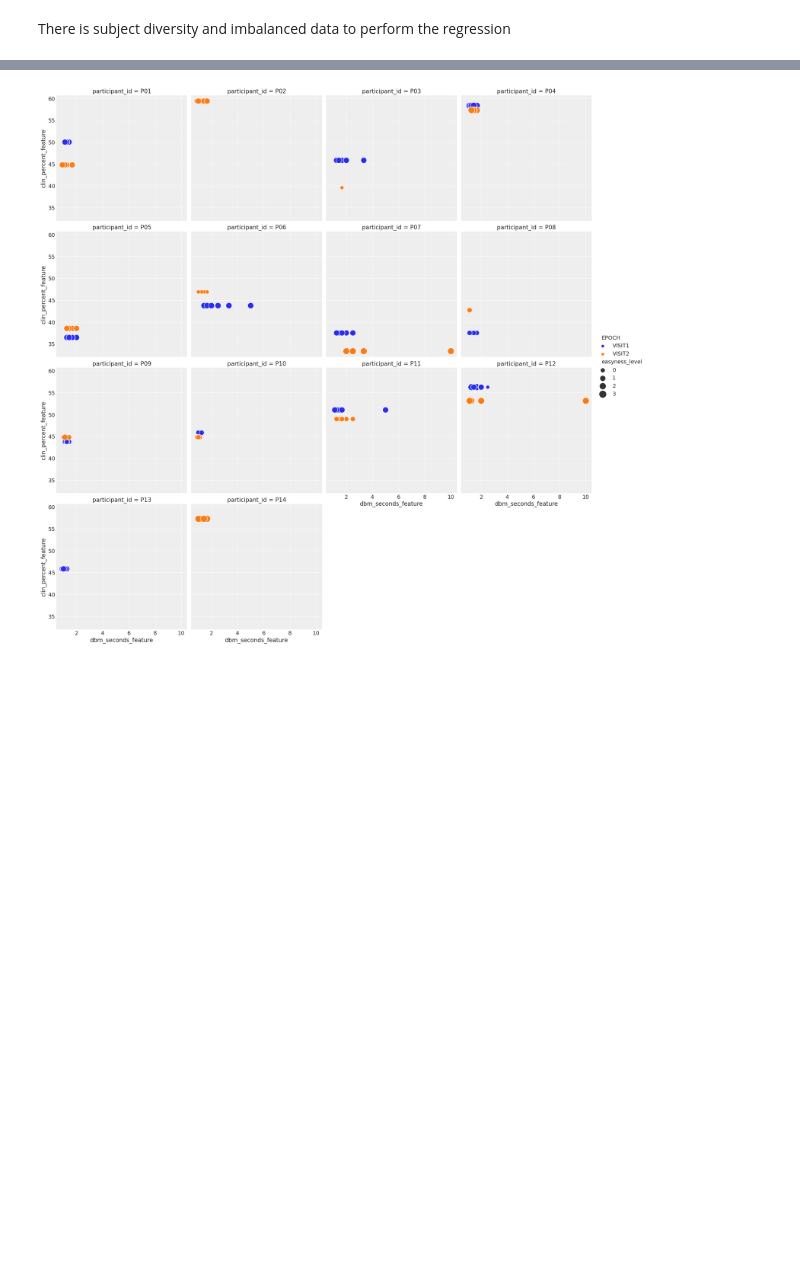
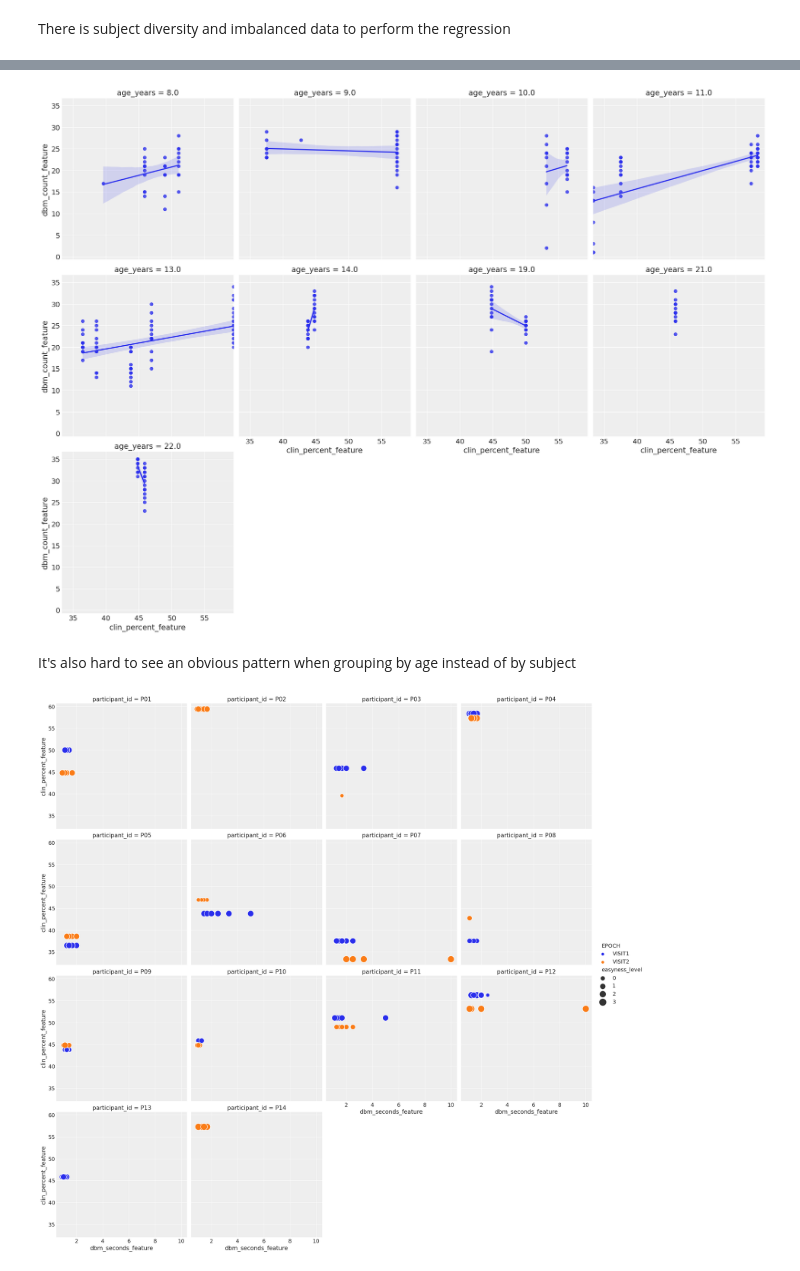
Before and after one commit to pymc-labs/roche-workshop, a Jupyter notebook: projects/digital_biomarker.ipynb, the cells around one changed output, grey strips where cells are left out. Drawn from its saved outputs; the diff is of its cells as text; code cells hidden in the pictures; blank space fills up the shorter version.

```diff
--- a/projects/digital_biomarker.ipynb
+++ b/projects/digital_biomarker.ipynb
@@ -131,3 +145,15 @@ There is subject diversity and imbalanced data to perform the regression
+# %%
+sns.lmplot(
+    data=df,
+    x="clin_percent_feature",
+    y="dbm_count_feature",
+    col="age_years",
+    col_wrap=4,
+);
+# %% [output]
+[figure, added]
+# %% [markdown]
+It's also hard to see an obvious pattern when grouping by age instead of by subject
 # %%
 sns.relplot(
     data=df,
```
Also changed, not shown: parts of 1 cell of this notebook.
